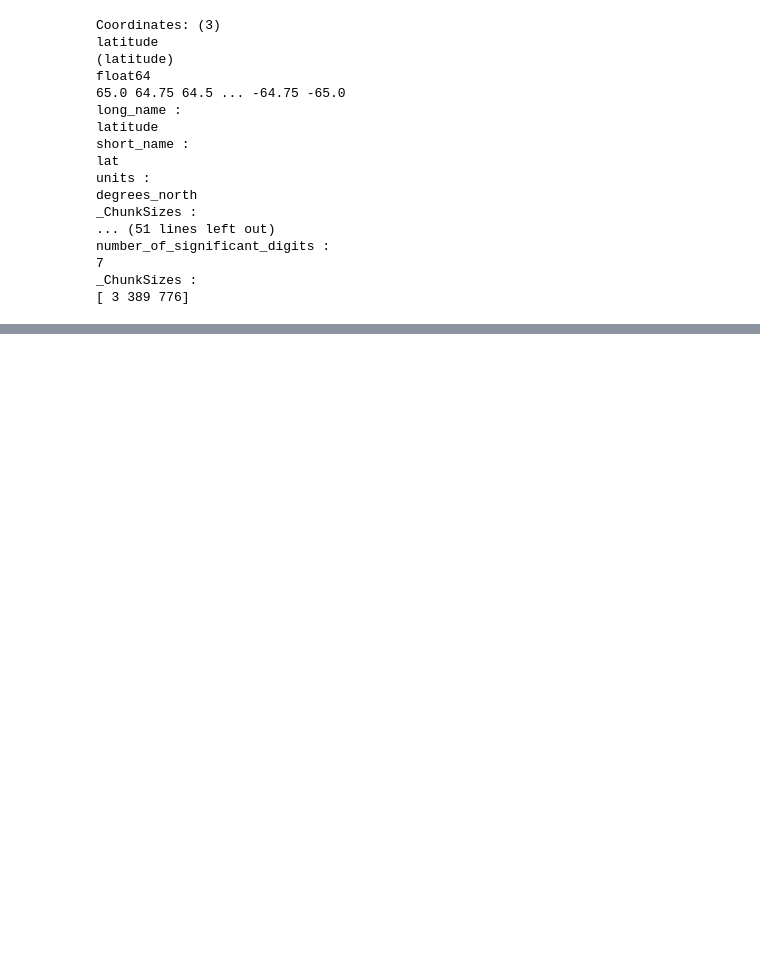
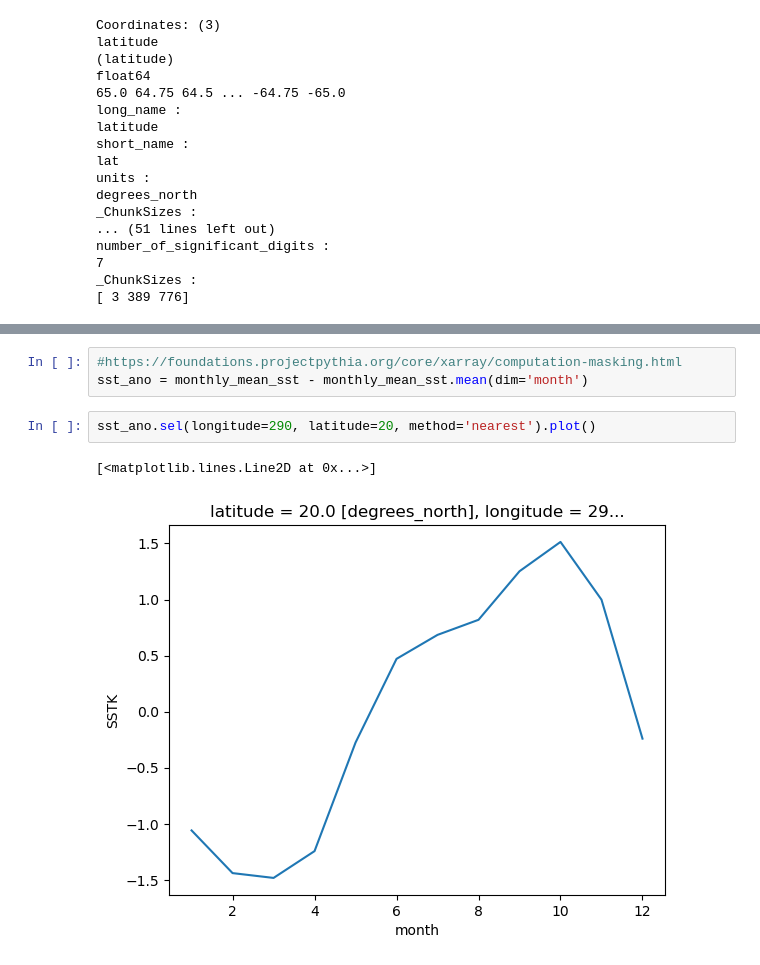
Before and after one commit to atmsillinois/time-series-and-eofs-leanneblind, a Jupyter notebook: project4_atms523_blind.ipynb, the cells around one changed output, grey strips where cells are left out. Saved outputs shown, nothing was run; the diff lists cells and outputs as text; blank space fills up the shorter version.

```diff
--- a/project4_atms523_blind.ipynb
+++ b/project4_atms523_blind.ipynb
@@ -97,0 +191,8 @@ Coordinates:
+# %%
+#https://foundations.projectpythia.org/core/xarray/computation-masking.html
+sst_ano = monthly_mean_sst - monthly_mean_sst.mean(dim='month')
+# %%
+sst_ano.sel(longitude=290, latitude=20, method='nearest').plot()
+# %% [output]
+[<matplotlib.lines.Line2D at 0x...>]
+[figure, added]
```
Also changed, not shown: parts of 10 cells of this notebook.
